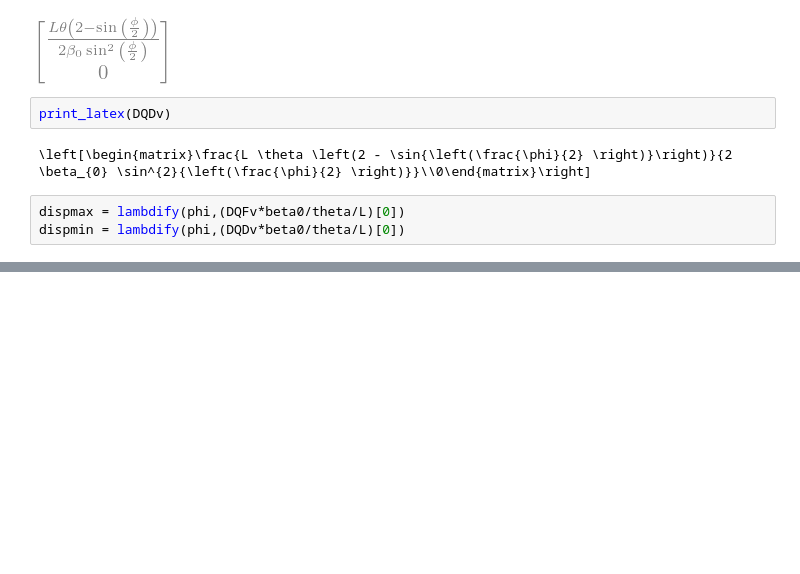
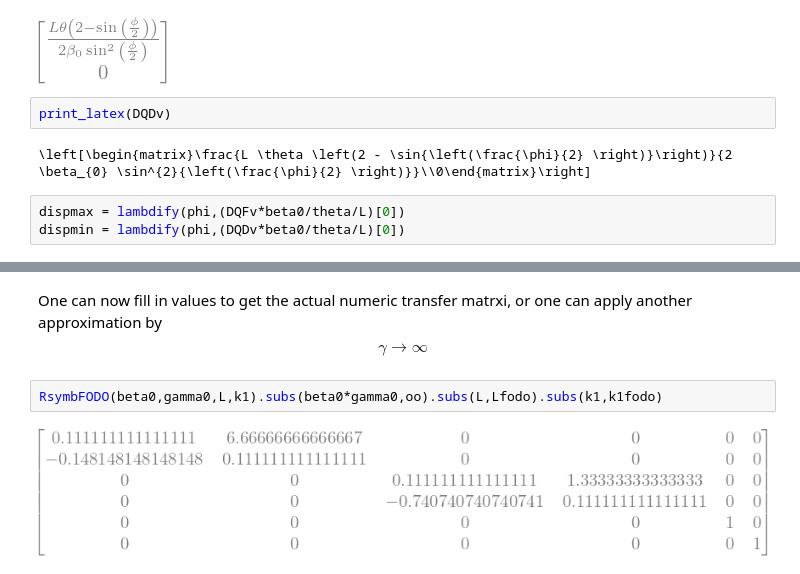
Before and after one commit to tomerten/acchamiltoniansandmatrices, a Jupyter notebook: acchamiltoniansandmatrices/Examples/Notebooks/Example_FODO_with_Matrix_Tracking.ipynb, the cells around one changed output, grey strips where cells are left out. Drawn from its saved outputs; the diff is of its cells as text; blank space fills up the shorter version.

```diff
--- a/acchamiltoniansandmatrices/Examples/Notebooks/Example_FODO_with_Matrix_Tracking.ipynb
+++ b/acchamiltoniansandmatrices/Examples/Notebooks/Example_FODO_with_Matrix_Tracking.ipynb
@@ -716,0 +485,7 @@ RsymbDipole6D(1, 3600, 1.5, 4)
+# %% [markdown]
+One can now fill in values to get the actual numeric transfer matrxi, or one can apply another approximation by
+$$\gamma \rightarrow \infty$$
+# %%
+RsymbFODO(beta0,gamma0,L,k1).subs(beta0*gamma0,oo).subs(L,Lfodo).subs(k1,k1fodo)
+# %% [output]
+[figure, added]
```
Also changed, not shown: parts of 79 cells of this notebook, 1 other file.
